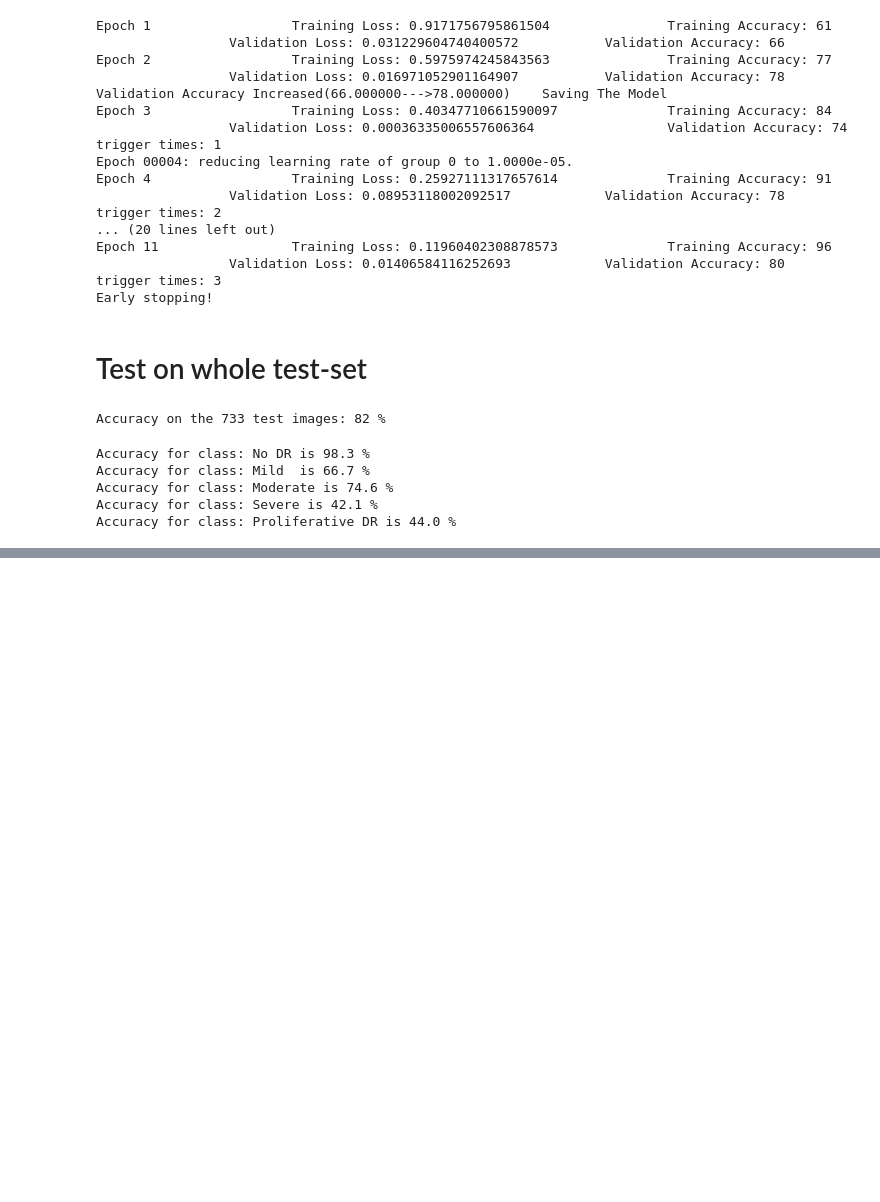
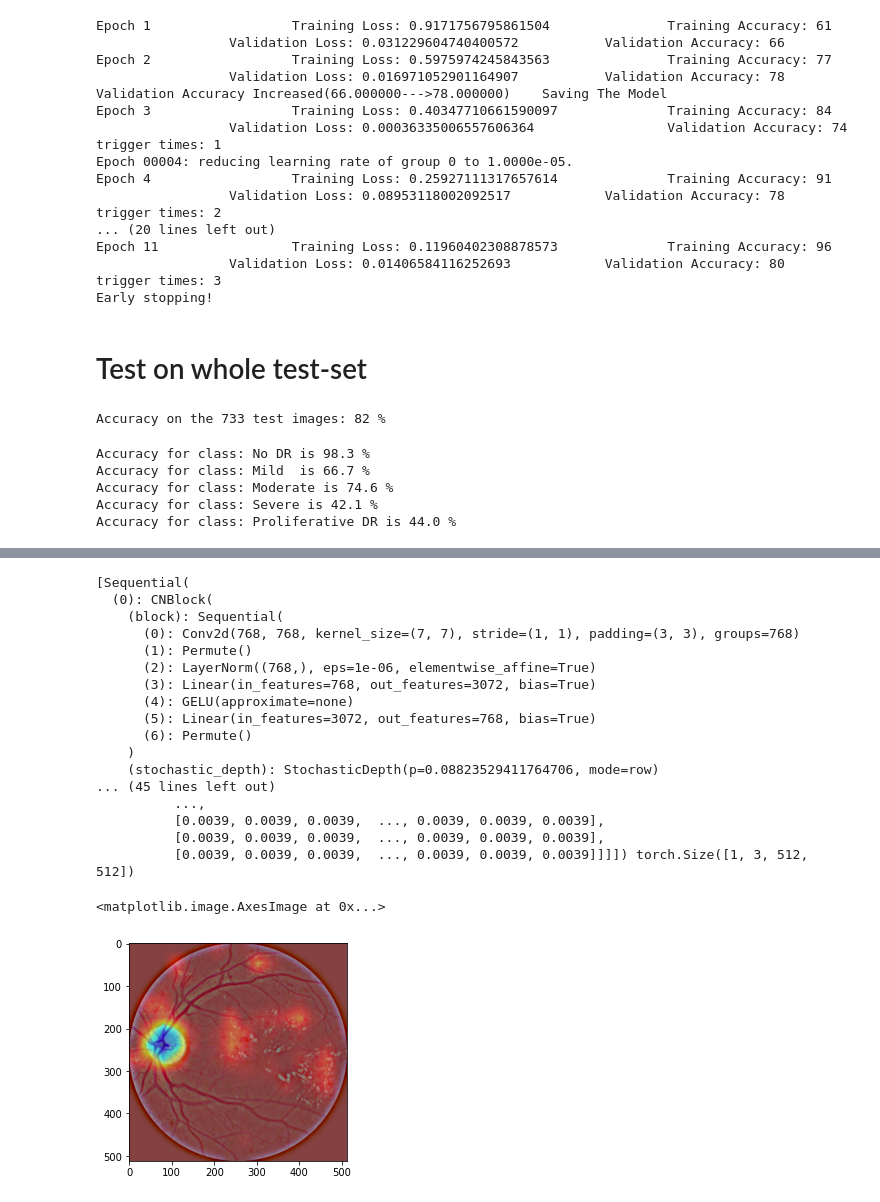
Before and after one commit to mawady/msc-retinalrecog, a Jupyter notebook: ConvNEXT_prep2.ipynb, the cells around one changed output, grey strips where cells are left out. Cells and saved outputs as stored; diff of their text form; code cells hidden in the pictures; blank space fills up the shorter version.

Commit message:
+ GradCAM

```diff
--- a/ConvNEXT_prep2.ipynb
+++ b/ConvNEXT_prep2.ipynb
@@ -589,0 +610,59 @@ Accuracy for class: Proliferative DR is 44.0 %
+# %%
+from pytorch_grad_cam import GradCAM, GradCAMPlusPlus
+from pytorch_grad_cam.utils.image import show_cam_on_image, preprocess_image
+
+model = torch.load(MODEL_PATH).to(device)
+
+model.eval()
+
+target_layers = [model.features[-1]]
+print(target_layers)
+cam = GradCAM(model=model, target_layers=target_layers, use_cuda=True)
+
+rgb_img = cv2.imread(PREP_PATH + "ce207b69ff37.png", cv2.COLOR_BGR2RGB)[:, :, ::-1]
+rgb_img = cv2.resize(rgb_img, (IMG_SIZE, IMG_SIZE))
+rgb_img = np.float32(rgb_img) / 255
+input_tensor = preprocess_image(rgb_img, mean=[0.5, 0.5, 0.5], std=[0.5, 0.5, 0.5])
+
+# If None, returns the map for the highest scoring category.
+# Otherwise, targets the requested category.
+targets = None
+
+# AblationCAM and ScoreCAM have batched implementations.
+# You can override the internal batch size for faster computation.
+#cam.batch_size = 1
+
+print(input_tensor, input_tensor.shape)
+grayscale_cam = cam(input_tensor=input_tensor, targets=targets , eigen_smooth=False, aug_smooth=False)
+
+# Here grayscale_cam has only one image in the batch
+grayscale_cam = grayscale_cam[0, :]
+
+cam_image = show_cam_on_image(rgb_img, grayscale_cam)
+
+fig, ax = plt.subplots(1, 1)
+
+ax.imshow(cam_image)
+
+
+#cv2.imwrite(f'{args.method}_cam.jpg', cam_image)
+# %% [output]
+[Sequential(
+  (0): CNBlock(
+    (block): Sequential(
+      (0): Conv2d(768, 768, kernel_size=(7, 7), stride=(1, 1), padding=(3, 3), groups=768)
+      (1): Permute()
+      (2): LayerNorm((768,), eps=1e-06, elementwise_affine=True)
+      (3): Linear(in_features=768, out_features=3072, bias=True)
+      (4): GELU(approximate=none)
+      (5): Linear(in_features=3072, out_features=768, bias=True)
+      (6): Permute()
+    )
+    (stochastic_depth): StochasticDepth(p=0.08823529411764706, mode=row)
+... (45 lines left out)
+          ...,
+          [0.0039, 0.0039, 0.0039,  ..., 0.0039, 0.0039, 0.0039],
+          [0.0039, 0.0039, 0.0039,  ..., 0.0039, 0.0039, 0.0039],
+          [0.0039, 0.0039, 0.0039,  ..., 0.0039, 0.0039, 0.0039]]]]) torch.Size([1, 3, 512, 512])
+<matplotlib.image.AxesImage at 0x...>
+[figure, added]
```
Also changed, not shown: parts of 3 cells of this notebook.
